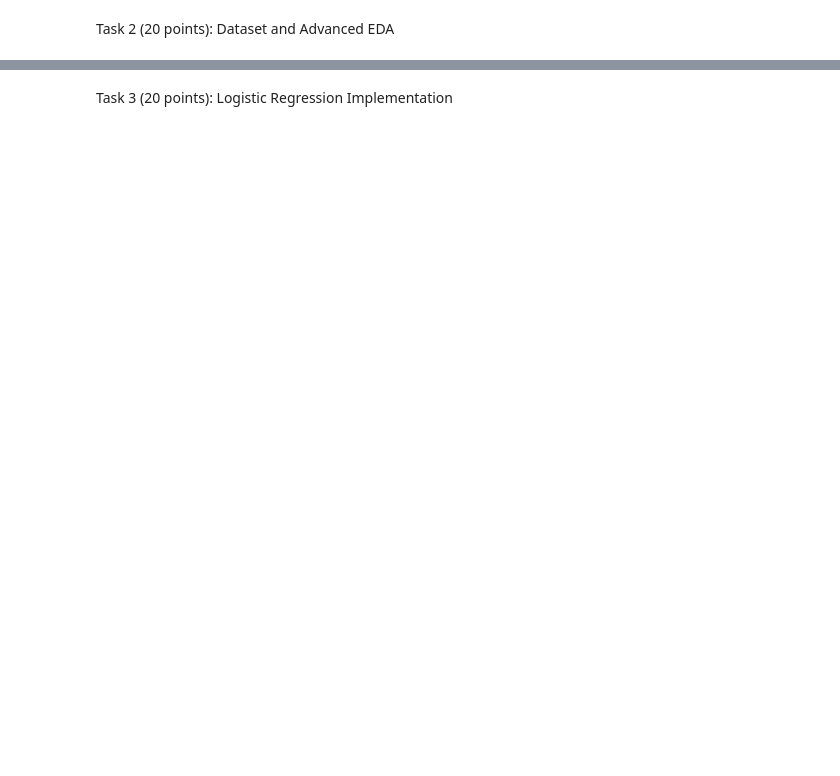
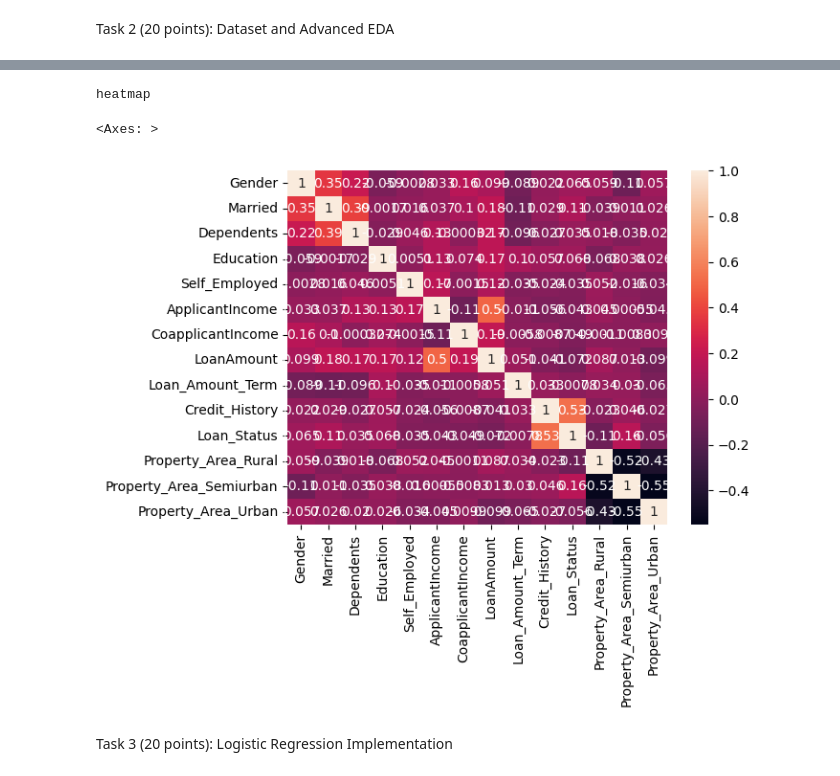
Before and after one commit to thravt/AIProjectsHomework, a Jupyter notebook: HW1_Tyler_Thraves.ipynb, the cells around one changed output, grey strips where cells are left out. Drawn from its saved outputs; the diff is of its cells as text; code cells hidden in the pictures; blank space fills up the shorter version.

```diff
--- a/HW1_Tyler_Thraves.ipynb
+++ b/HW1_Tyler_Thraves.ipynb
@@ -17,0 +93,23 @@ Task 2 (20 points): Dataset and Advanced EDA
+# %%
+#get the file loaded
+file =('eligibility-prediction-for-loan/\
+Loan_Data.csv')
+Database = pd.read_csv(file)
+
+#Convert values to numerical values, including one-hot for the location
+Database['Gender'] = Database['Gender'].replace({'Male': 1, 'Female': 0})
+Database['Married'] = Database['Married'].replace({'Yes': 1, 'No': 0})
+Database['Dependents'] = Database['Dependents'].replace({'3+': 3, '2': 2, '1': 1, '0': 0})
+Database['Education'] = Database['Education'].replace({'Graduate': 1, 'Not Graduate': 0})
+Database['Self_Employed'] = Database['Self_Employed'].replace({'Yes': 1, 'No': 0})
+Database['Loan_Status'] = Database['Loan_Status'].replace({'Y': 1, 'N': 0})
+Database = Database.drop('Loan_ID', axis = 1)
+Database = pd.get_dummies(Database)
+#Ensure that all values have all their data
+Database.dropna(inplace=True)
+#Normalize large values
+print(Database.max())
+Database['ApplicantIncome'] = Database['ApplicantIncome'] / 10000
+Database['CoapplicantIncome'] = Database['CoapplicantIncome'] / 10000
+Database['LoanAmount'] = Database['LoanAmount'] / 100
+Database['Loan_Amount_Term'] = Database['Loan_Amount_Term'] / 100
@@ -18,2 +617,9 @@ Task 2 (20 points): Dataset and Advanced EDA
+# %%
+print("heatmap")
+sns.heatmap(Database.corr(), annot= True)
+# %% [output]
+heatmap
+<Axes: >
+[figure, added]
 # %% [markdown]
 Task 3 (20 points): Logistic Regression Implementation
```
Also changed, not shown: parts of 23 cells of this notebook.
